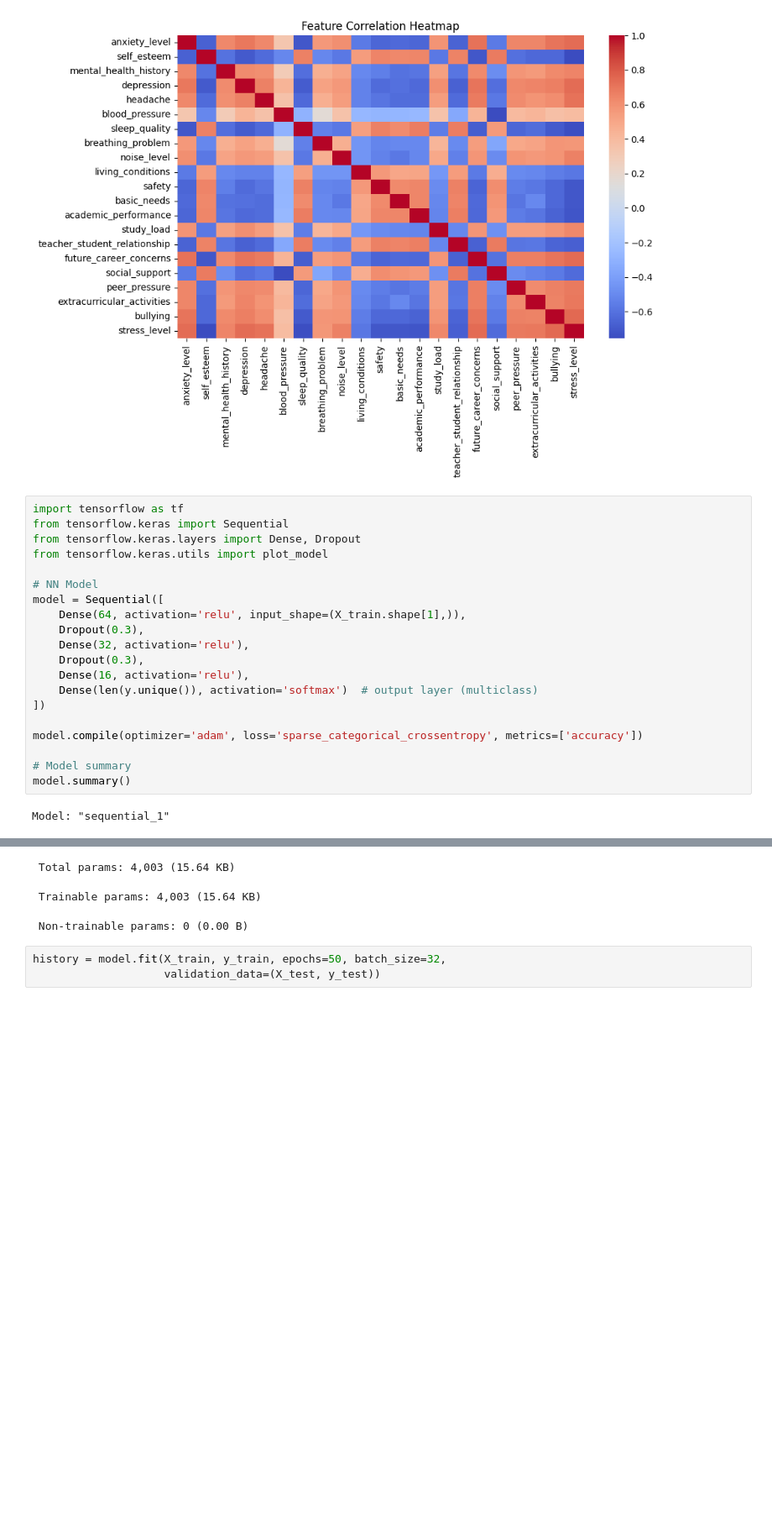
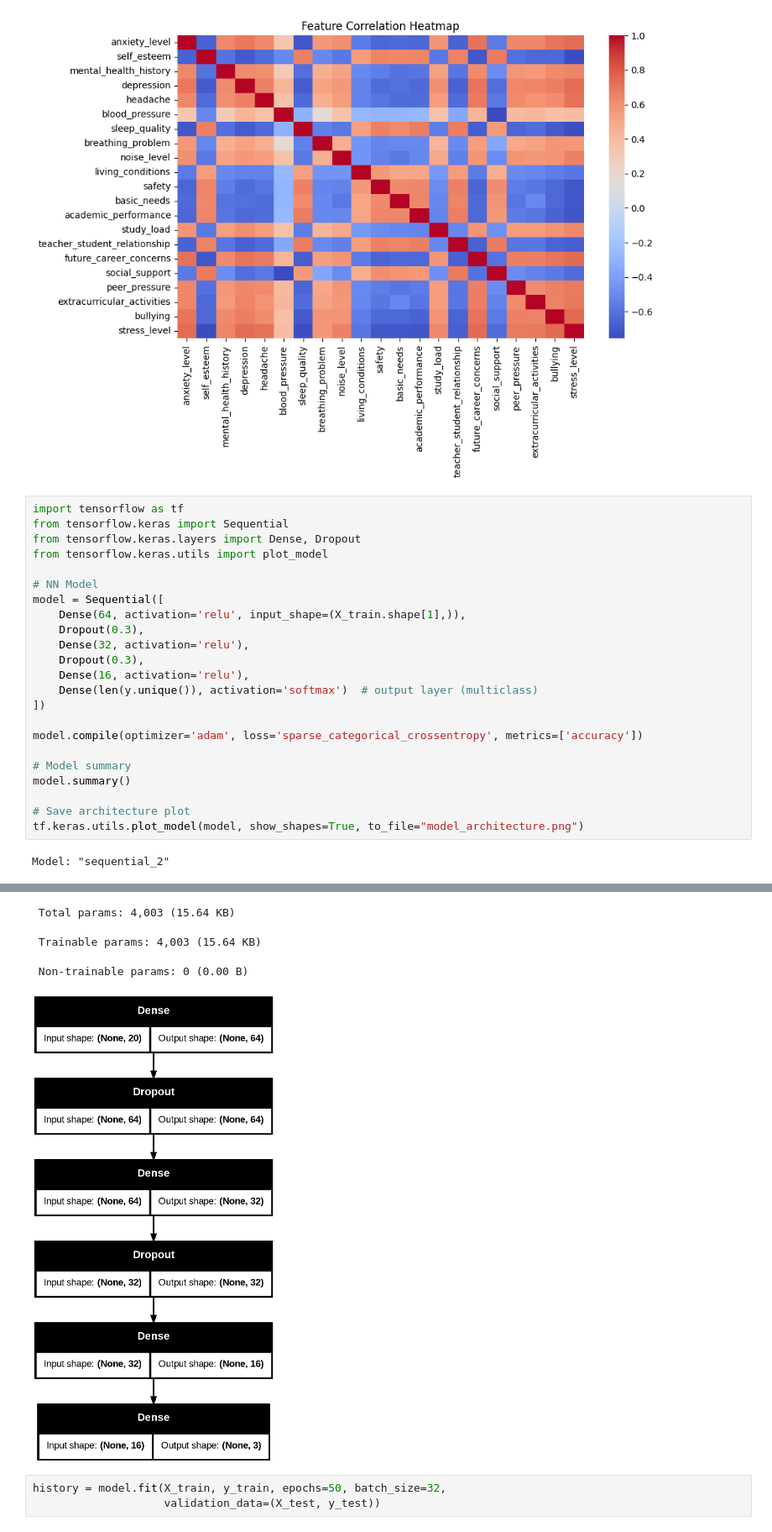
Before and after one commit to DevBatra05/DeepLearningLab, a Jupyter notebook: Lab_2.ipynb, the cells around one changed output, grey strips where cells are left out. Shown at 84% size. Saved outputs shown, nothing was run; the diff lists cells and outputs as text; blank space fills up the shorter version.

```diff
--- a/Lab_2.ipynb
+++ b/Lab_2.ipynb
@@ -103,8 +103,11 @@ model.compile(optimizer='adam', loss='sparse_categorical_crossentropy', metrics=
 
 # Model summary
 model.summary()
+
+# Save architecture plot
+tf.keras.utils.plot_model(model, show_shapes=True, to_file="model_architecture.png")
 # %% [output]
-Model: "sequential_1"
+Model: "sequential_2"
 ┏━━━━━━━━━━━━━━━━━━━━━━━━━━━━━━━━━┳━━━━━━━━━━━━━━━━━━━━━━━━┳━━━━━━━━━━━━━━━┓
 ┃ Layer (type)                    ┃ Output Shape           ┃       Param # ┃
 ┡━━━━━━━━━━━━━━━━━━━━━━━━━━━━━━━━━╇━━━━━━━━━━━━━━━━━━━━━━━━╇━━━━━━━━━━━━━━━┩
@@ -122,7 +125,8 @@ Model: "sequential_1"
 └─────────────────────────────────┴────────────────────────┴───────────────┘
  Total params: 4,003 (15.64 KB)
  Trainable params: 4,003 (15.64 KB)
  Non-trainable params: 0 (0.00 B)
+[figure, added]
 # %%
 history = model.fit(X_train, y_train, epochs=50, batch_size=32,
                     validation_data=(X_test, y_test))
```
Also changed, not shown: parts of 1 cell of this notebook.
